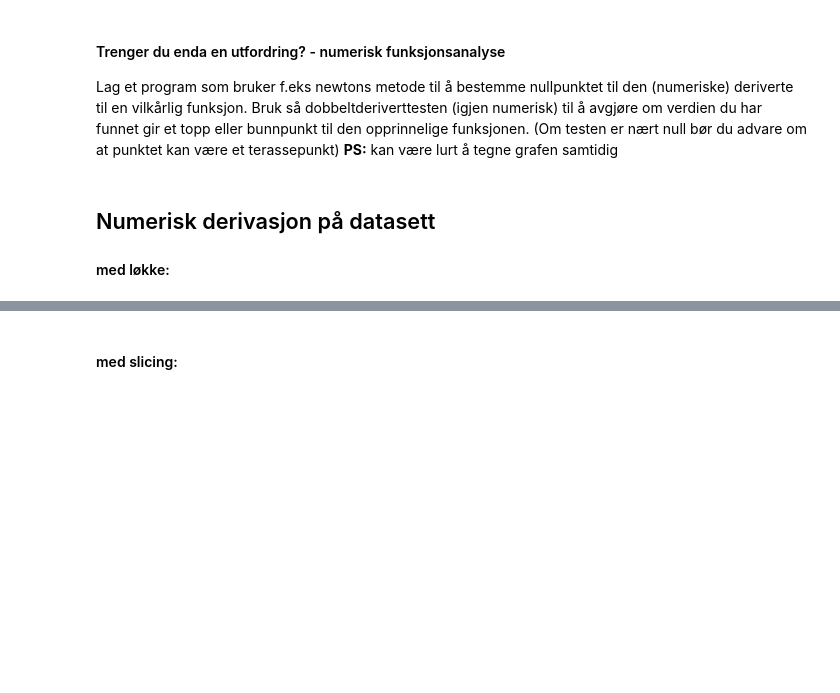
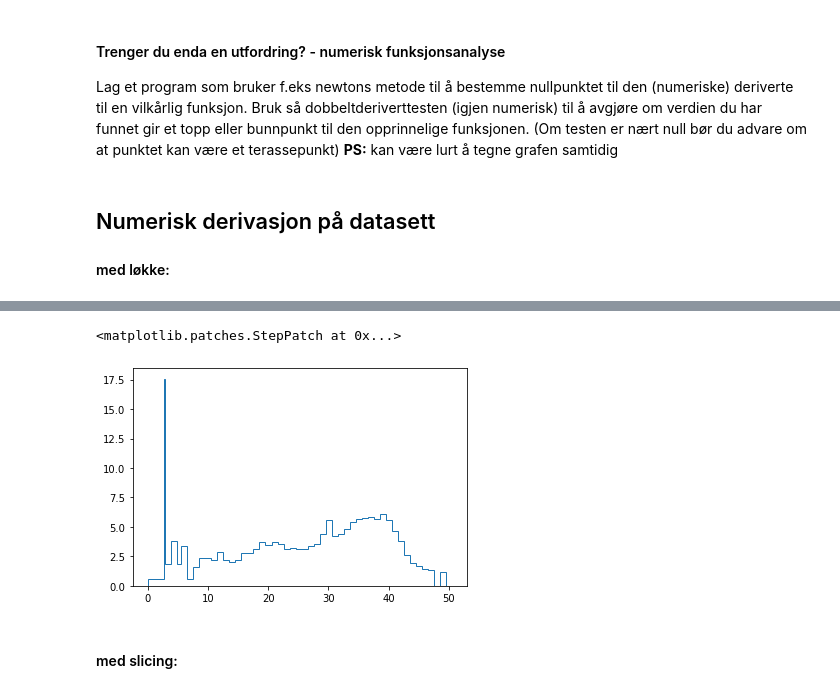
Before and after one commit to LektorB/ProgMod, a Jupyter notebook: Numeriske_metoder.ipynb, the cells around one changed output, grey strips where cells are left out. Saved outputs shown, nothing was run; the diff lists cells and outputs as text; code cells hidden in the pictures; blank space fills up the shorter version.

```diff
--- a/Numeriske_metoder.ipynb
+++ b/Numeriske_metoder.ipynb
@@ -111,2 +144,7 @@ v[i] =
+# %%
+plt.stairs(v,t)
+# %% [output]
+<matplotlib.patches.StepPatch at 0x...>
+[figure, added]
 # %% [markdown]
 #### med slicing:
```
Also changed, not shown: parts of 14 cells of this notebook.
